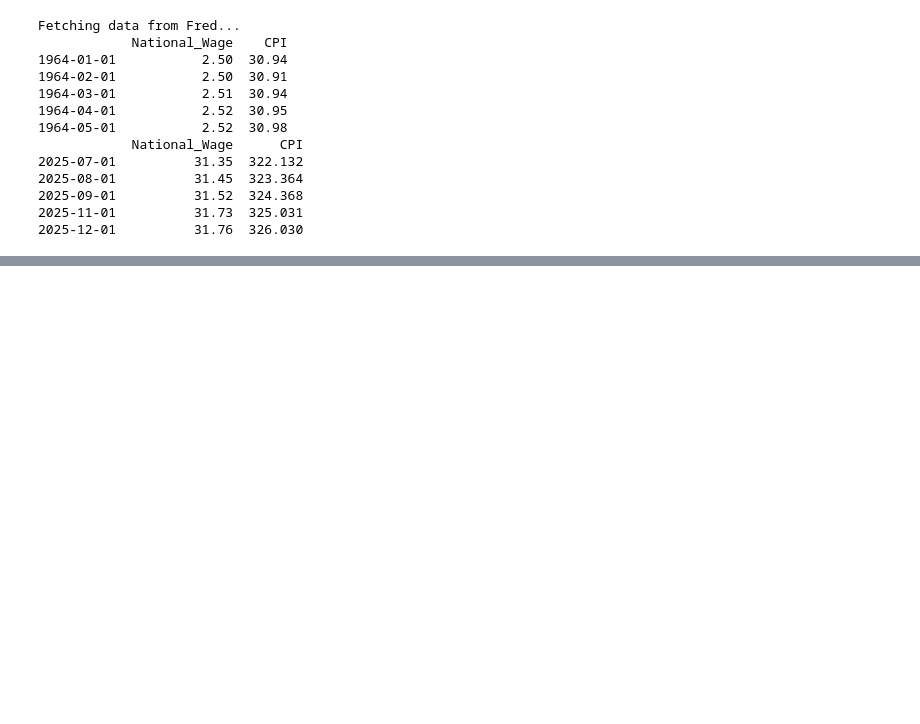
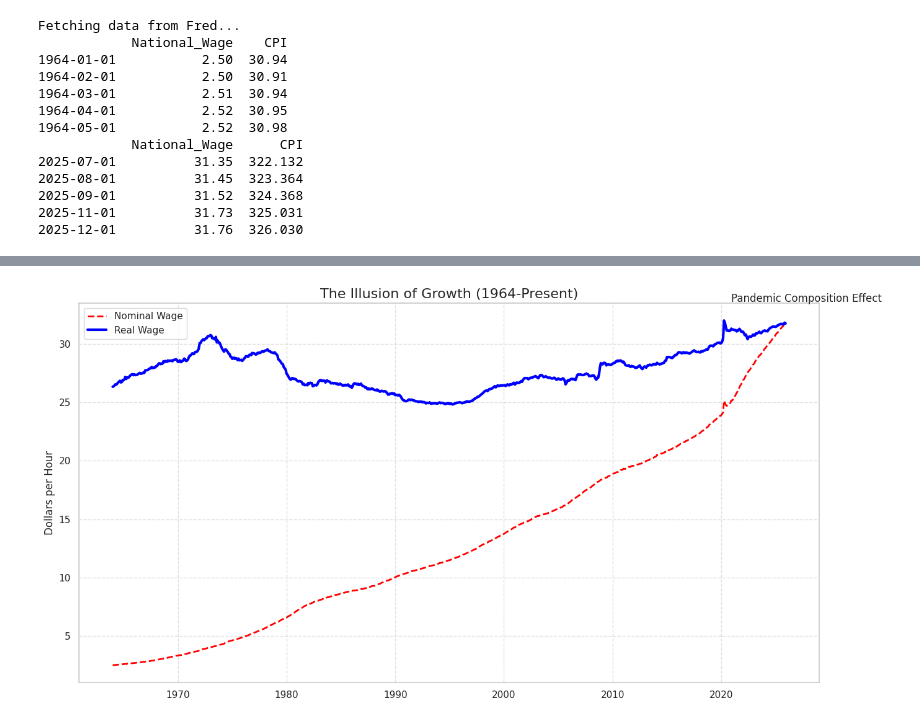
Before and after one commit to guanyuq03/ECON5200-Applied-Data-Analytics-in-Economics, a Jupyter notebook: Class 2/ [Lab_2]_Deflating_History_with_FRED.ipynb, the cells around one changed output, grey strips where cells are left out. Cells and saved outputs as stored; diff of their text form; code cells hidden in the pictures; blank space fills up the shorter version.

```diff
--- a/Class 2/ [Lab_2]_Deflating_History_with_FRED.ipynb
+++ b/Class 2/ [Lab_2]_Deflating_History_with_FRED.ipynb
@@ -42,0 +126,57 @@ Fetching data from Fred...
+# %%
+import matplotlib.pyplot as plt
+import pandas as pd
+
+# --- Basic Illusion of Growth Visualization ---
+
+plt.figure(figsize=(14, 7))
+
+# Plot Nominal and Real Wages
+plt.plot(
+    df.index,
+    df["National_Wage"],
+    linestyle="--",
+    color="red",
+    linewidth=2,
+    label="Nominal Wage"
+)
+
+plt.plot(
+    df.index,
+    df["Real_Wage"],
+    linestyle="-",
+    color="blue",
+    linewidth=3,
+    label="Real Wage"
+)
+
+# Title and labels
+plt.title("The Illusion of Growth (1964-Present)", fontsize=16)
+plt.ylabel("Dollars per Hour")
+plt.xlabel("")
+
+# --- Annotate the 2020 Pandemic Spike ---
+real_2020 = df.loc[
+    (df.index >= "2020-01-01") & (df.index <= "2020-12-31"),
+    "Real_Wage"
+].dropna()
+
+if not real_2020.empty:
+    spike_date = real_2020.idxmax()
+    spike_value = real_2020.max()
+
+    plt.annotate(
+        "Pandemic Composition Effect",
+        xy=(spike_date, spike_value),
+        xytext=(spike_date + pd.DateOffset(months=8), spike_value * 1.05),
+        arrowprops=dict(arrowstyle="->", linewidth=1.5),
+        fontsize=12
+    )
+
+# Legend and layout
+plt.legend()
+plt.grid(True, linestyle="--", alpha=0.6)
+plt.tight_layout()
+plt.show()
+# %% [output]
+[figure, added]
```
Also changed, not shown: parts of 6 cells of this notebook.
